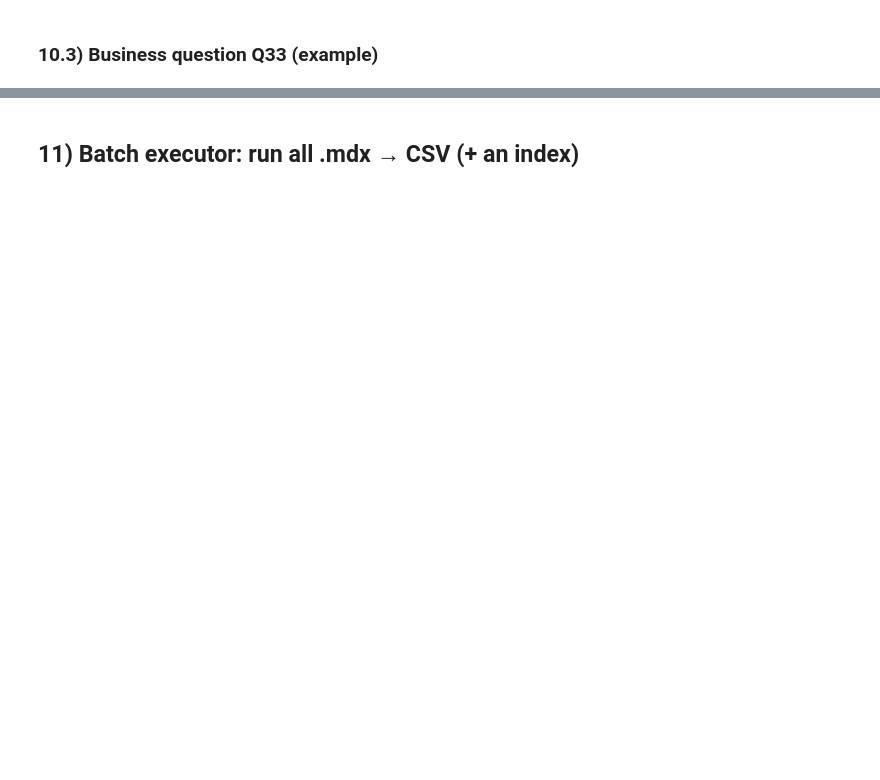
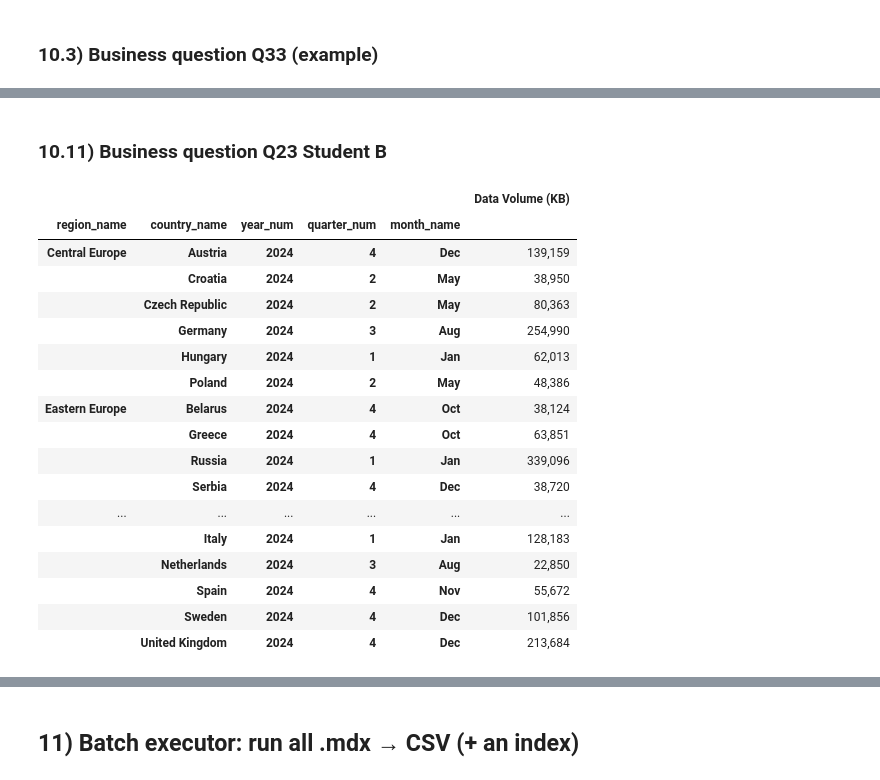
Before and after one commit to VidakGrujic/BI_Assignment_2, a Jupyter notebook: BI_Projects/DWH2_008/AirQ_Part2_008.ipynb, the cells around one changed output, grey strips where cells are left out. Saved outputs shown, nothing was run; the diff lists cells and outputs as text; code cells hidden in the pictures; blank space fills up the shorter version.

```diff
--- a/BI_Projects/DWH2_008/AirQ_Part2_008.ipynb
+++ b/BI_Projects/DWH2_008/AirQ_Part2_008.ipynb
@@ -665,0 +988,51 @@ WHERE ( [dim_param].[Param].[param_name].&[PM4] )
+# %% [markdown]
+### 10.11) Business question Q23 Student B
+# %%
+%%mdx
+-- For 2024, for each Country, return the Month with the highest Data Volume (KB). Return one
+-- row per Country–Month (the best month per country) and one column with Data Volume (KB
+
+WITH
+SET [Months] AS
+    [dim_timemonth].[Time].[month_name].Members
+
+
+SET [BestMonthPerCountry] AS
+    GENERATE(
+        [dim_city].[Geo].[country_name].Members,
+        TOPCOUNT(
+            FILTER(
+                CROSSJOIN(
+                    { [dim_city].[Geo].CurrentMember },
+                    [Months]
+                ),
+                [dim_timemonth].[Time].CurrentMember.Parent.Parent.Name = "2024"
+            ),
+            1,
+            [Measures].[Data Volume (KB)]
+        )
+    )
+
+SELECT
+    { [Measures].[Data Volume (KB)] } ON COLUMNS,
+    NON EMPTY [BestMonthPerCountry] ON ROWS
+FROM [AirQ Cube]
+# %% [output]
+|  |  |  |  |  | Data Volume (KB) |
+| region_name | country_name | year_num | quarter_num | month_name |  |
+| Central Europe | Austria | 2024 | 4 | Dec | 139,159 |
+|  | Croatia | 2024 | 2 | May | 38,950 |
+|  | Czech Republic | 2024 | 2 | May | 80,363 |
+|  | Germany | 2024 | 3 | Aug | 254,990 |
+|  | Hungary | 2024 | 1 | Jan | 62,013 |
+|  | Poland | 2024 | 2 | May | 48,386 |
+| Eastern Europe | Belarus | 2024 | 4 | Oct | 38,124 |
+|  | Greece | 2024 | 4 | Oct | 63,851 |
+|  | Russia | 2024 | 1 | Jan | 339,096 |
+|  | Serbia | 2024 | 4 | Dec | 38,720 |
+| ... | ... | ... | ... | ... | ... |
+|  | Italy | 2024 | 1 | Jan | 128,183 |
+|  | Netherlands | 2024 | 3 | Aug | 22,850 |
+|  | Spain | 2024 | 4 | Nov | 55,672 |
+|  | Sweden | 2024 | 4 | Dec | 101,856 |
+|  | United Kingdom | 2024 | 4 | Dec | 213,684 |
```
Also changed, not shown: parts of 30 cells of this notebook, 27 other files.
